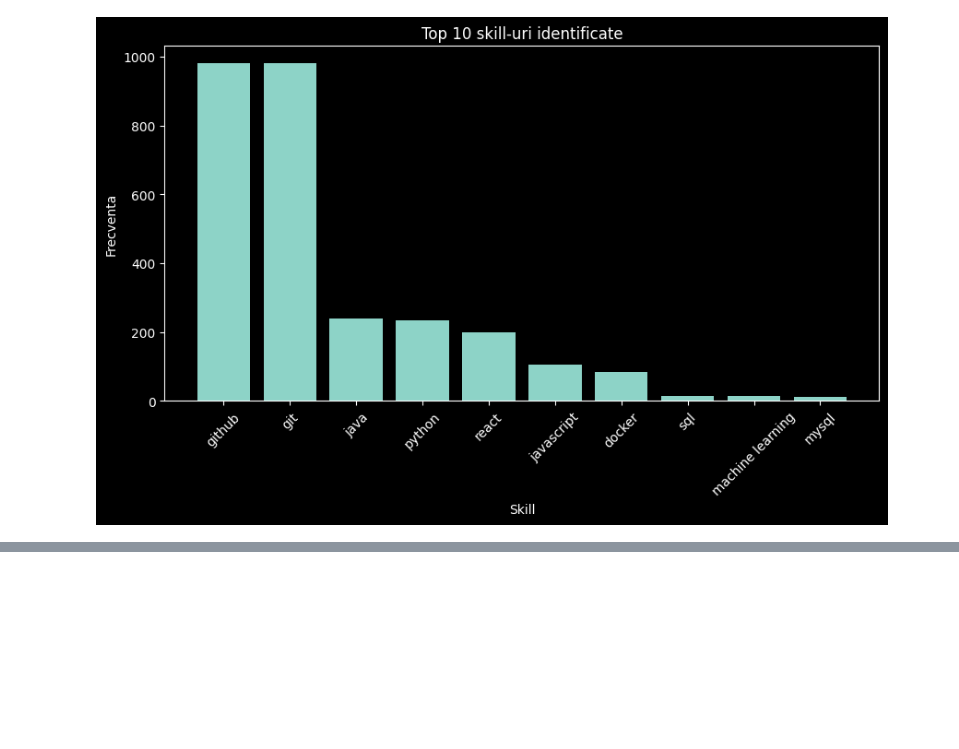
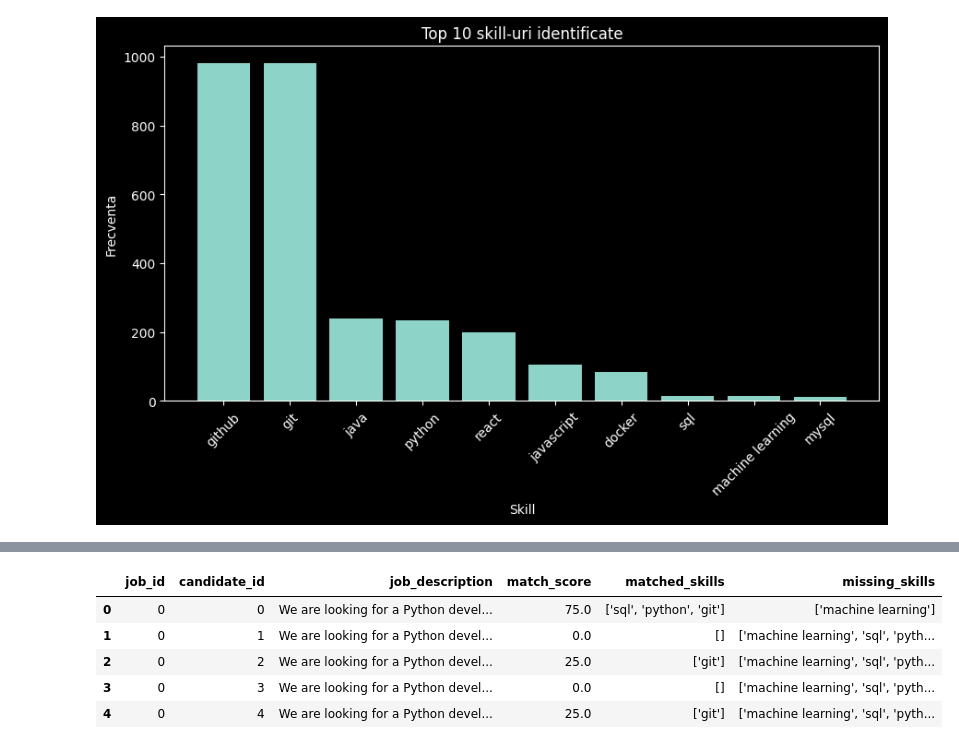
Before and after one commit to victor-moga30/cv-parsing-hr-assistant, a Jupyter notebook: amalia_analiza_date.ipynb, the cells around one changed output, grey strips where cells are left out. Cells and saved outputs as stored; diff of their text form; code cells hidden in the pictures; blank space fills up the shorter version.

```diff
--- a/amalia_analiza_date.ipynb
+++ b/amalia_analiza_date.ipynb
@@ -121,0 +118,11 @@ plt.show()
+# %%
+matching_df = pd.read_csv("matching_results.csv")
+
+matching_df.head()
+# %% [output]
+|  | job_id | candidate_id | job_description | match_score | matched_skills | missing_skills |
+| 0 | 0 | 0 | We are looking for a Python devel... | 75.0 | ['sql', 'python', 'git'] | ['machine learning'] |
+| 1 | 0 | 1 | We are looking for a Python devel... | 0.0 | [] | ['machine learning', 'sql', 'pyth... |
+| 2 | 0 | 2 | We are looking for a Python devel... | 25.0 | ['git'] | ['machine learning', 'sql', 'pyth... |
+| 3 | 0 | 3 | We are looking for a Python devel... | 0.0 | [] | ['machine learning', 'sql', 'pyth... |
+| 4 | 0 | 4 | We are looking for a Python devel... | 25.0 | ['git'] | ['machine learning', 'sql', 'pyth... |
```
Also changed, not shown: parts of 10 cells of this notebook.
